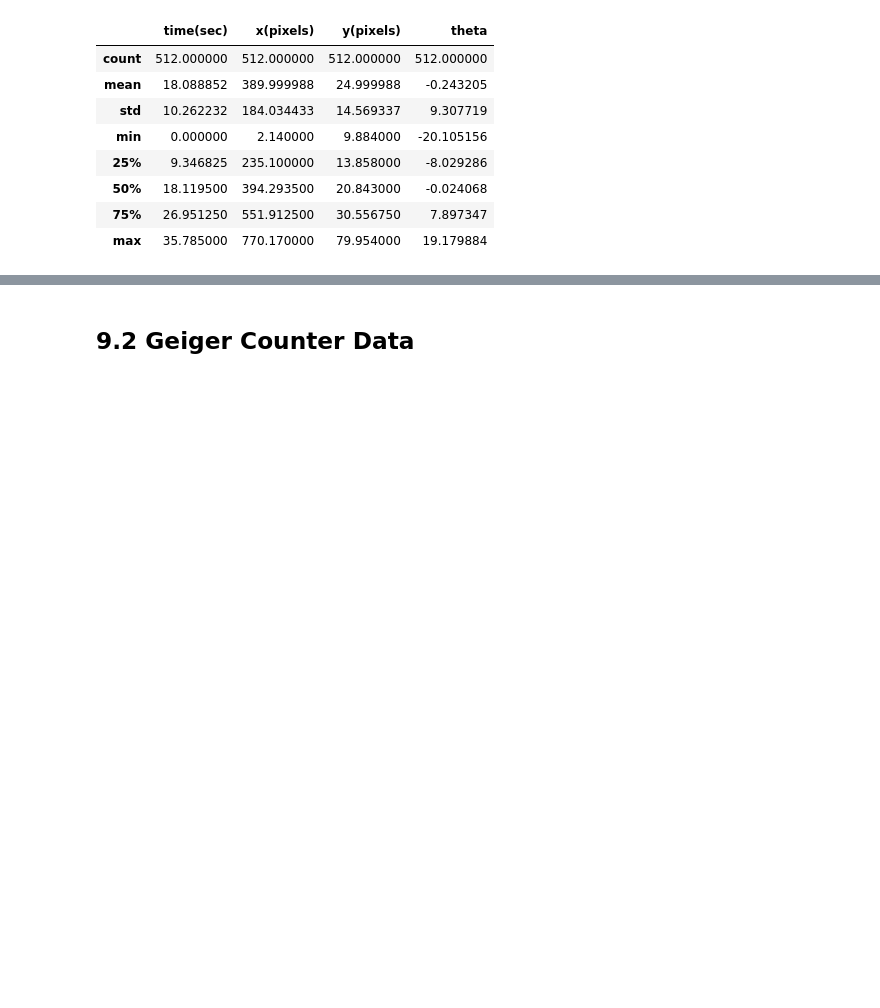
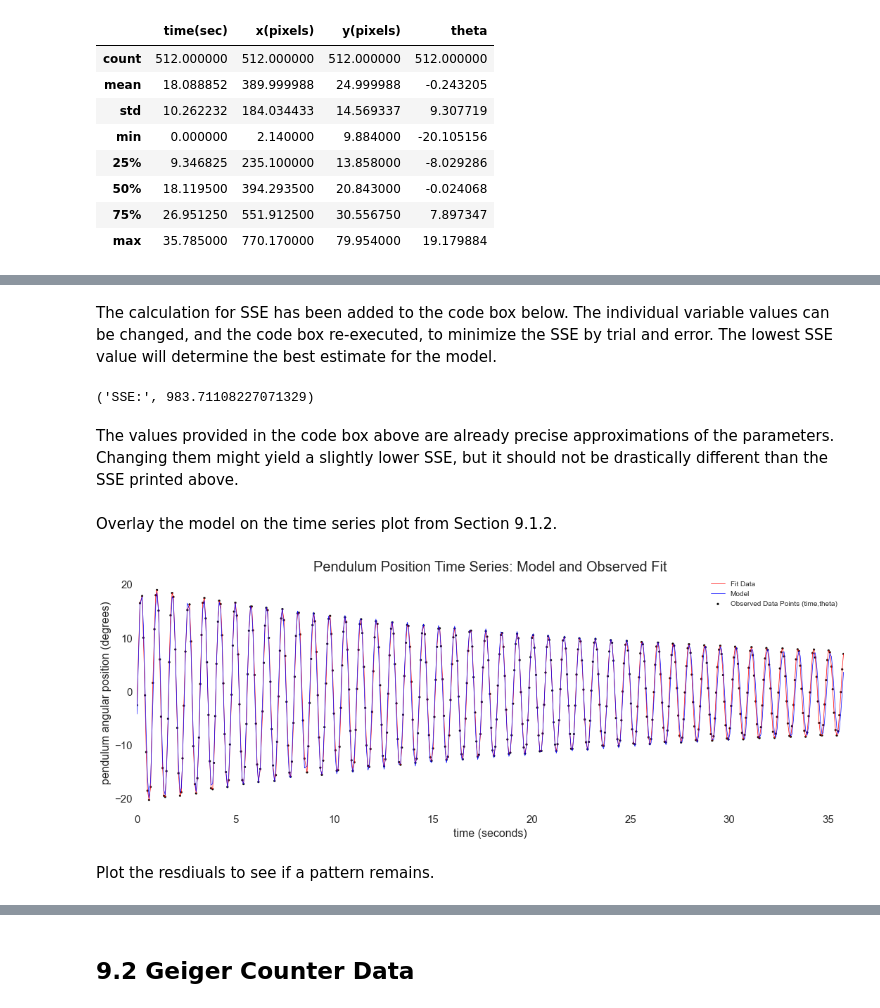
Before and after one commit to JeremyMMulcahey/IPythonNotebook, a Jupyter notebook: SeniorProject/SeniorProject.ipynb, the cells around one changed output, grey strips where cells are left out. Saved outputs shown, nothing was run; the diff lists cells and outputs as text; code cells hidden in the pictures; blank space fills up the shorter version.

```diff
--- a/SeniorProject/SeniorProject.ipynb
+++ b/SeniorProject/SeniorProject.ipynb
@@ -1824,0 +1747,54 @@ My visual inspection was confirmed by the residual plot. Additionally, we can se
+# %% [markdown]
+The calculation for SSE has been added to the code box below. The individual variable values can be changed, and the code box re-executed, to minimize the SSE by trial and error. The lowest SSE value will determine the best estimate for the model.
+# %%
+#changing these values and executing this code box after each change
+#will alter the SSE value.
+amp = 19.649
+freq = 1.26082
+phi = .18205
+vertShift = -.4705
+damp = .02695
+
+#creates a new column in the DataFrame and populates it with sine wave values.
+PendFrame['SineValues']= PendFrame.apply(lambda row:
+                                         sine_wave(row['time(sec)'],
+                                                   amp,freq,phi,vertShift,
+                                                   damp), axis=1)
+
+#print sum of squared errors to see if error is decreasing.
+SSE = np.sum((PendFrame['theta']-PendFrame['SineValues'])**2)
+print("SSE:",SSE)
+# %% [output]
+('SSE:', 983.71108227071329)
+# %% [markdown]
+The values provided in the code box above are already precise approximations of the parameters. Changing them might yield a slightly lower SSE, but it should not be drastically different than the SSE printed above.
+# %% [markdown]
+Overlay the model on the time series plot from Section 9.1.2.
+# %%
+#open a figure window of size 18x6.
+plt.figure(figsize=(18,6))
+
+#plot observed points.
+plt.scatter(PendFrame['time(sec)'],PendFrame['theta'], s=8, c='black')
+
+#plot observed line.
+TSPlot = PendFrame.plot(x='time(sec)',y='theta',ylim=(-22,20),
+                        linewidth=.7, c='red')
+
+#overlay model line.
+PendFrame.plot(x='time(sec)',y='SineValues',ylim=(-22,22),linewidth=.7, c='blue')
+
+#change background to white.
+TSPlot.set_axis_bgcolor('white')
+
+#set x and y labels, title, and adjust font sizes accordingly.
+TSPlot.set_ylabel('pendulum angular position (degrees)', fontsize=16)
+TSPlot.set_xlabel('time (seconds)',fontsize=16)
+TSPlot.set_title('Pendulum Position Time Series: Model and Observed Fit',
+                 fontsize=20)
+TSPlot.legend(['Fit Data','Model','Observed Data Points (time,theta)'],1)
+plt.tick_params(axis='both', labelsize=15)
+# %% [output]
+[figure, added]
+# %% [markdown]
+Plot the resdiuals to see if a pattern remains.
```
Also changed, not shown: parts of 139 cells of this notebook, 1 other file.
